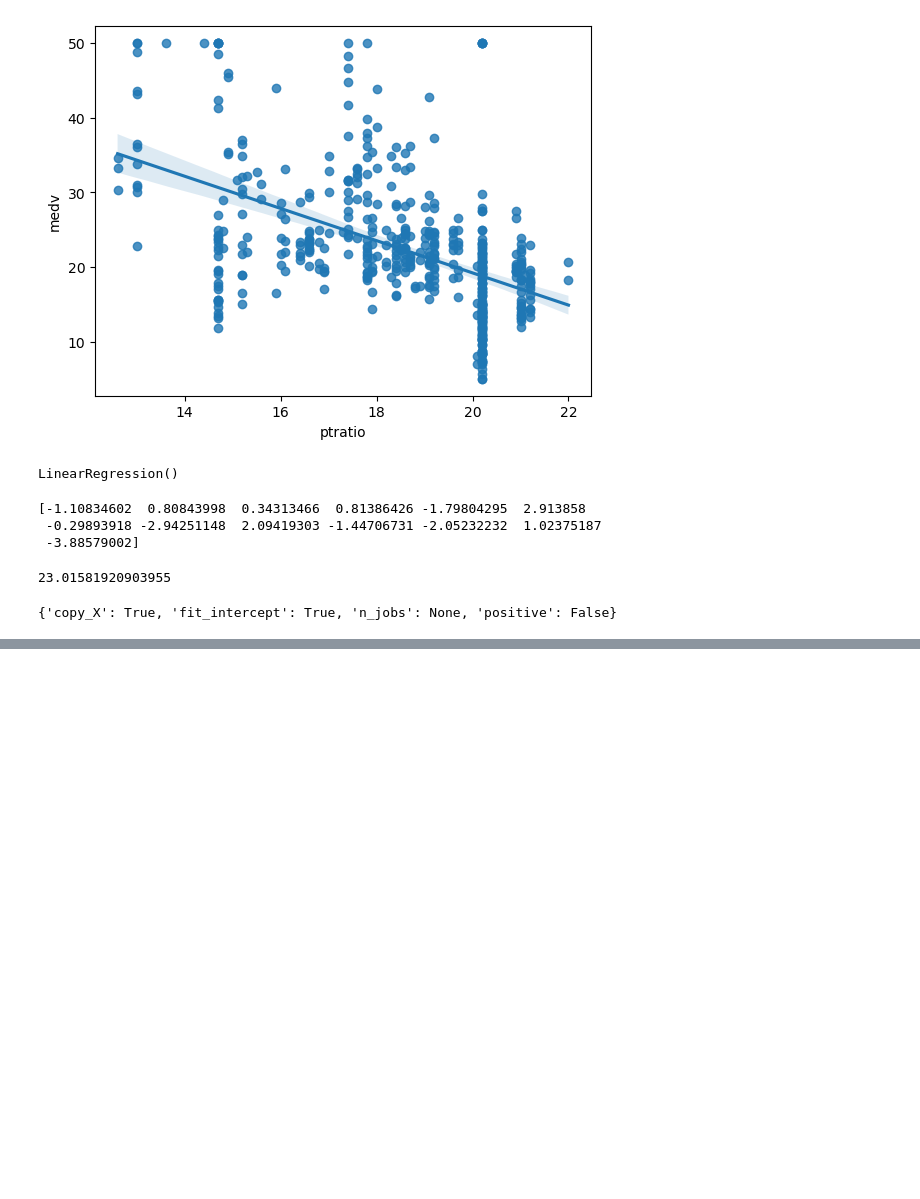
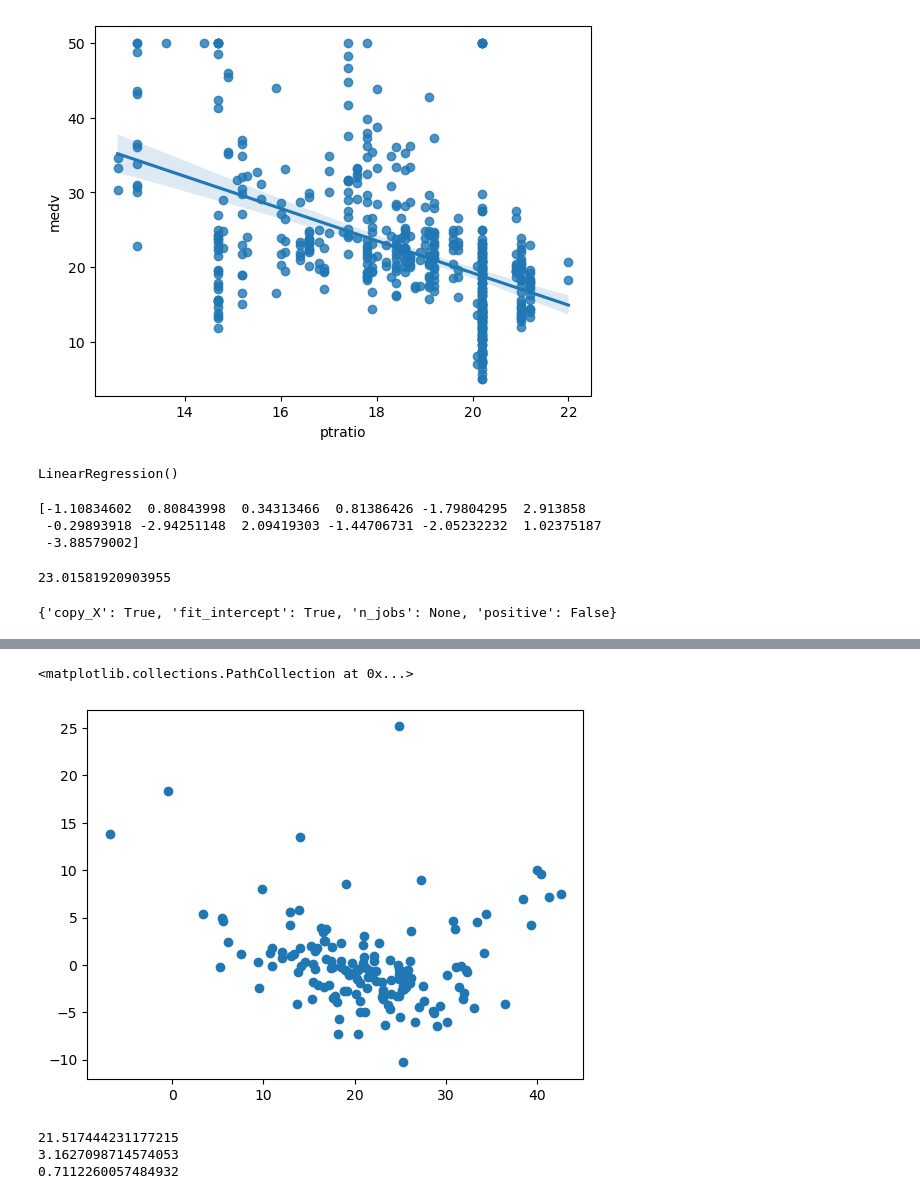
Before and after one commit to zacharias1219/data_science, a Jupyter notebook: Boston prediction/main.ipynb, the cells around one changed output, grey strips where cells are left out. Saved outputs shown, nothing was run; the diff lists cells and outputs as text; code cells hidden in the pictures; blank space fills up the shorter version.

```diff
--- a/Boston prediction/main.ipynb
+++ b/Boston prediction/main.ipynb
@@ -210,0 +210,15 @@ sns.histplot(residual)
+# %%
+plt.scatter(pred,residual)
+# %% [output]
+<matplotlib.collections.PathCollection at 0x...>
+[figure, added]
+# %%
+from sklearn.metrics import mean_squared_error,mean_absolute_error,r2_score
+
+print(mean_squared_error(y_test,pred))
+print(mean_absolute_error(y_test,pred))
+print(r2_score(y_test,pred))
+# %% [output]
+21.517444231177215
+3.1627098714574053
+0.7112260057484932
```
Also changed, not shown: parts of 8 cells of this notebook.
